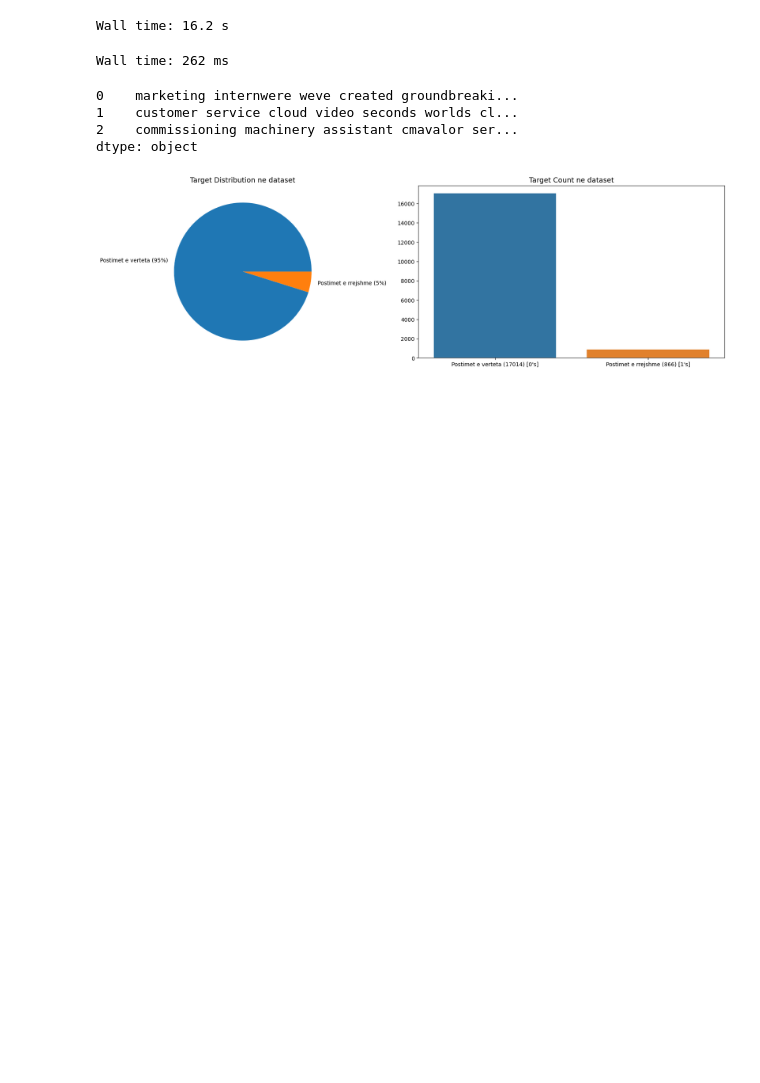
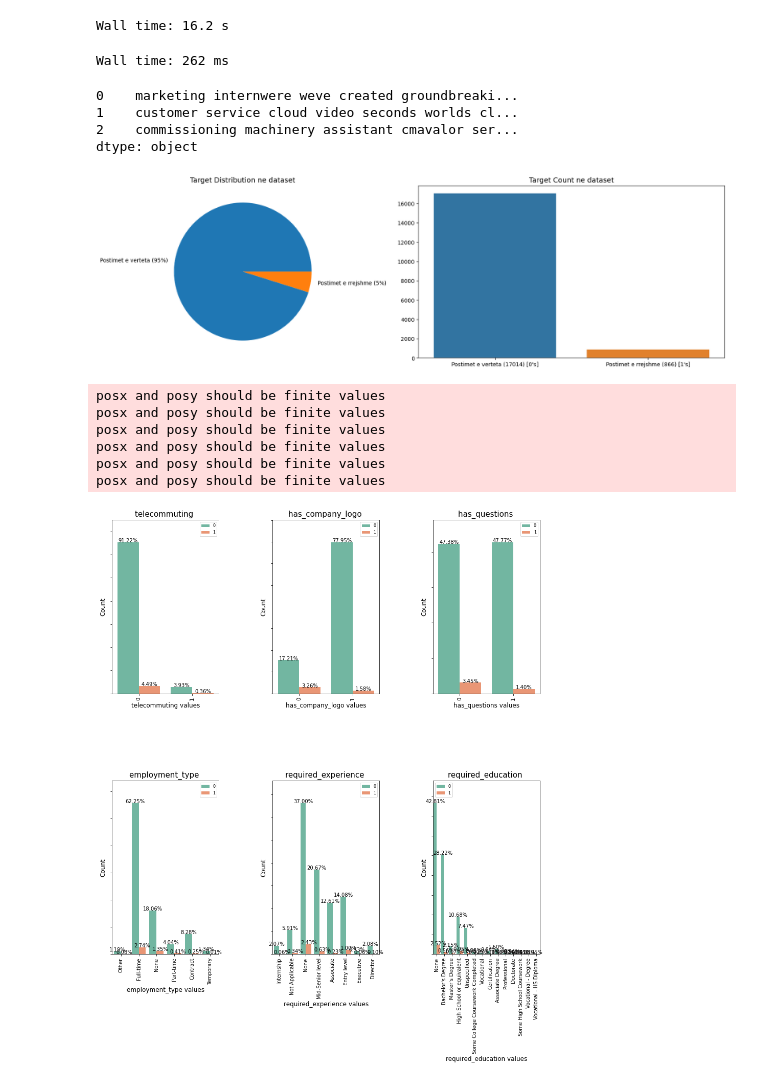
Before and after one commit to Rrezeartaa/Real_or_Fake_Job_Posting_Prediction, a Jupyter notebook: Real_or_Fake_Job_Posting_Prediction.ipynb, the cells around one changed output. Drawn from its saved outputs; the diff is of its cells as text; code cells hidden in the pictures; blank space fills up the shorter version.

Commit message:
vizualizimi
Ky vizualizim behet sipas tipeve te te dhenave

```diff
--- a/Real_or_Fake_Job_Posting_Prediction.ipynb
+++ b/Real_or_Fake_Job_Posting_Prediction.ipynb
@@ -340,3 +339,51 @@ axes[1].set_title('Target Count ne dataset', fontsize=13)
 plt.show()
 # %% [output]
 [figure]
+# %%
+# vizualizimi sipas tipeve te te dhenave
+cat_cols = ["telecommuting", "has_company_logo", "has_questions", "employment_type", "required_experience", "required_education",]
+
+# vizualizimi i te dhenave kategorike
+import matplotlib.gridspec as gridspec
+grid = gridspec.GridSpec(3, 3, wspace=0.5, hspace=0.5)
+plt.figure(figsize=(15,25)) # madhesia e figures
+
+# unaza per me marr kolonen dhe numrin e plots
+for n, col in enumerate(categorical_data[cat_cols]):
+
+    ax = plt.subplot(grid[n]) # mbushja e grid figures
+    sns.countplot(x=col, data=categorical_data, hue='fraudulent', palette='Set2')
+    ax.set_ylabel('Count', fontsize=12)
+    ax.set_title(f'{col} ', fontsize=15)
+    ax.set_xlabel(f'{col} values', fontsize=12)
+
+    xlabels = ax.get_xticklabels()
+    ylabels = ax.get_yticklabels()
+
+    ax.set_xticklabels(xlabels,  fontsize=10)
+    ax.set_yticklabels(ylabels,  fontsize=10)
+    plt.legend(fontsize=8)
+    plt.xticks(rotation=90)
+
+    total = len(categorical_data)
+    sizes=[] # Marrja e vlerave me te larta ne y
+
+    for p in ax.patches:
+        height = p.get_height()
+        sizes.append(height)
+        ax.text(p.get_x()+p.get_width()/2.,
+                height + 3,
+                '{:1.2f}%'.format(height/total*100),
+                ha="center", fontsize=10)
+    ax.set_ylim(0, max(sizes) * 1.15)
+
+
+plt.show()
+# %% [output]
+posx and posy should be finite values
+posx and posy should be finite values
+posx and posy should be finite values
+posx and posy should be finite values
+posx and posy should be finite values
+posx and posy should be finite values
+[figure, added]
```
Also changed, not shown: parts of 2 cells of this notebook.
